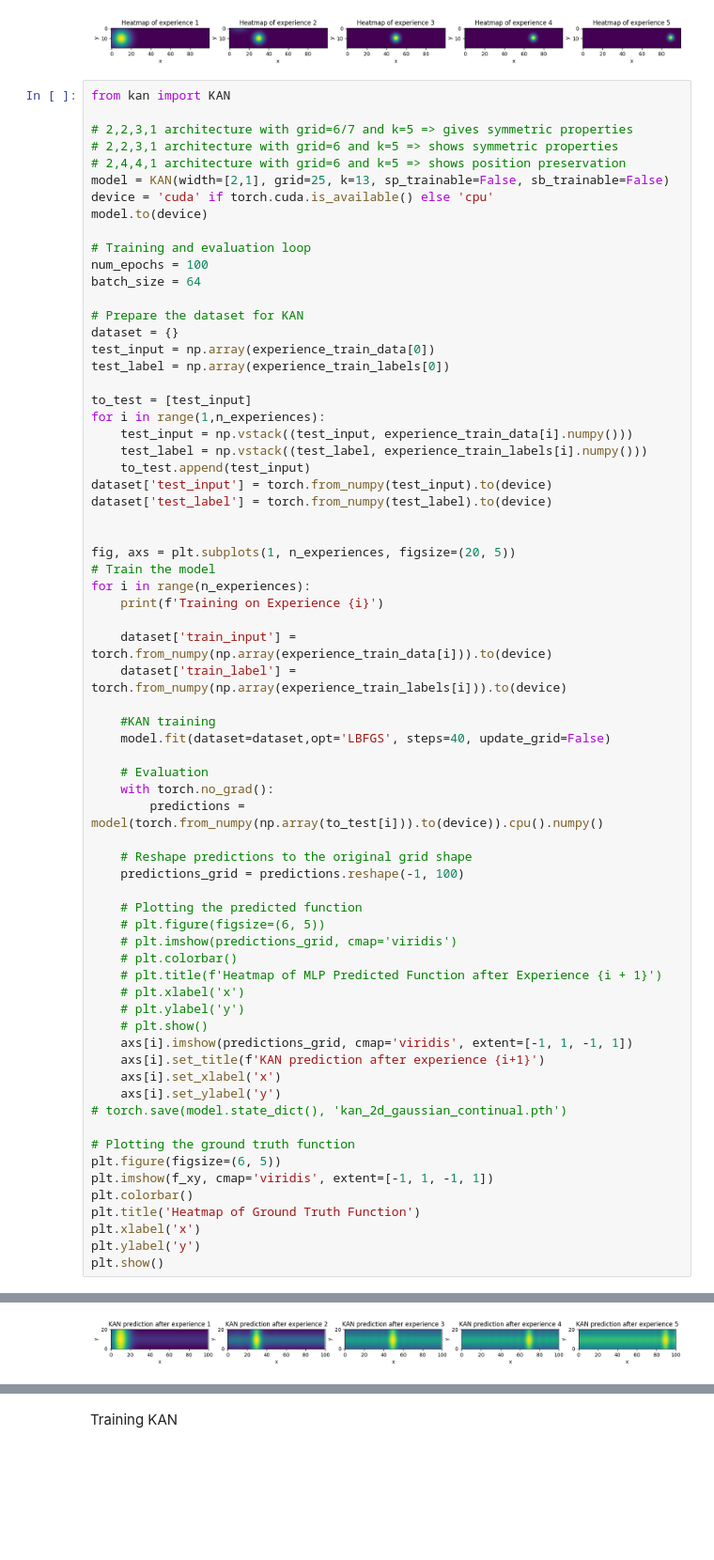
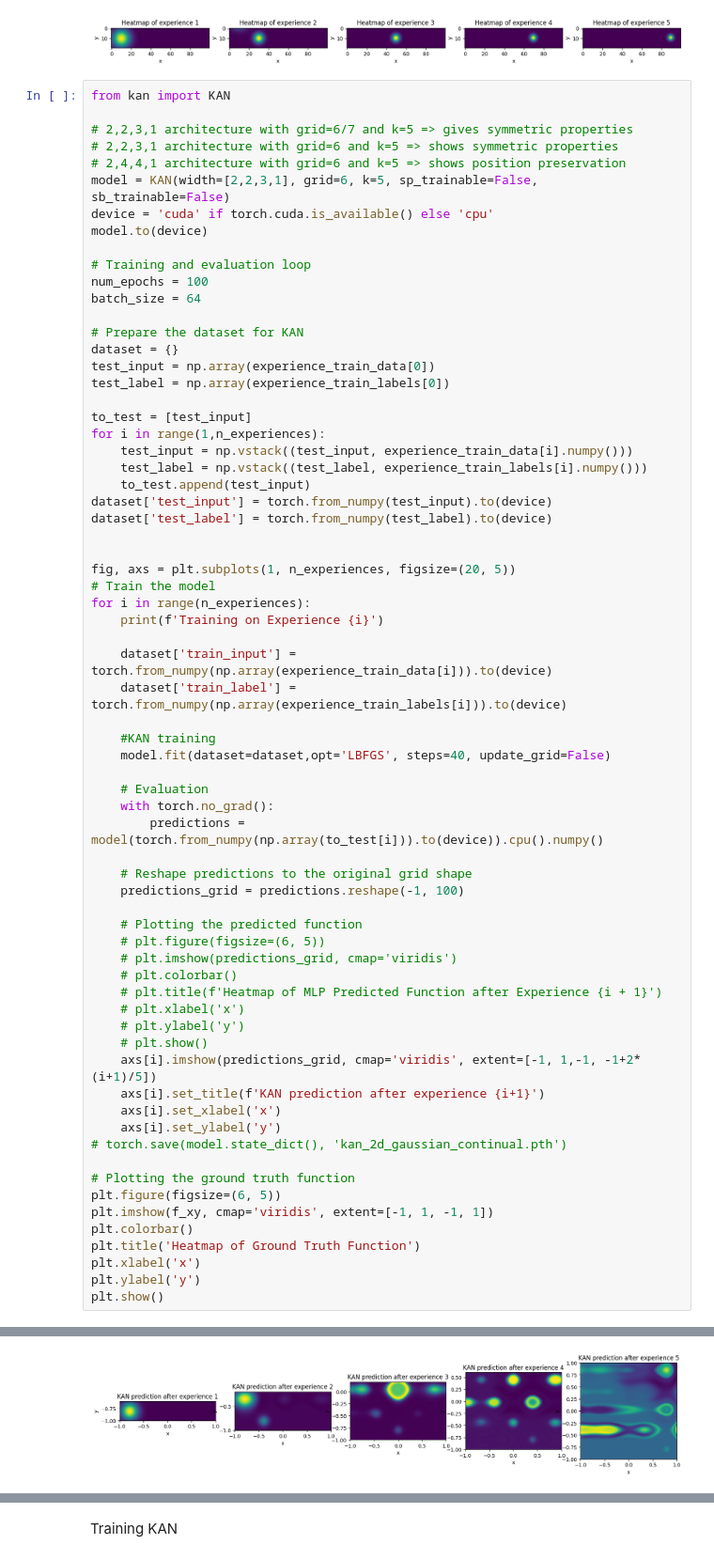
Before and after one commit to harris2001/KAN-T-Forget, a Jupyter notebook: Experiments/Toy_Examples/2D_Gaussians KAN_Continual.ipynb, the cells around one changed output, grey strips where cells are left out. Shown: that part at 94% size. Cells and saved outputs as stored; diff of their text form; blank space fills up the shorter version.

Commit message:
Fixed graphs for continual learning tasks and changed EWC code

```diff
--- a/Experiments/Toy_Examples/2D_Gaussians KAN_Continual.ipynb
+++ b/Experiments/Toy_Examples/2D_Gaussians KAN_Continual.ipynb
@@ -95,7 +95,7 @@ from kan import KAN
 # 2,2,3,1 architecture with grid=6/7 and k=5 => gives symmetric properties
 # 2,2,3,1 architecture with grid=6 and k=5 => shows symmetric properties
 # 2,4,4,1 architecture with grid=6 and k=5 => shows position preservation
-model = KAN(width=[2,1], grid=25, k=13, sp_trainable=False, sb_trainable=False)
+model = KAN(width=[2,2,3,1], grid=6, k=5, sp_trainable=False, sb_trainable=False)
 device = 'cuda' if torch.cuda.is_available() else 'cpu'
 model.to(device)
 
@@ -142,35 +142,35 @@ for i in range(n_experiences):
     # plt.title(f'Heatmap of MLP Predicted Function after Experience {i + 1}')
     # plt.xlabel('x')
     # plt.ylabel('y')
     # plt.show()
-    axs[i].imshow(predictions_grid, cmap='viridis', extent=[-1, 1, -1, 1])
+    axs[i].imshow(predictions_grid, cmap='viridis', extent=[-1, 1,-1, -1+2*(i+1)/5])
     axs[i].set_title(f'KAN prediction after experience {i+1}')
     axs[i].set_xlabel('x')
     axs[i].set_ylabel('y')
 # torch.save(model.state_dict(), 'kan_2d_gaussian_continual.pth')
 
 # Plotting the ground truth function
 plt.figure(figsize=(6, 5))
 plt.imshow(f_xy, cmap='viridis', extent=[-1, 1, -1, 1])
 plt.colorbar()
 plt.title('Heatmap of Ground Truth Function')
 plt.xlabel('x')
 plt.ylabel('y')
 plt.show()
 # %% [output]
 checkpoint directory created: ./model
 saving model version 0.0
 Training on Experience 0
 saving model version 0.1
 Training on Experience 1
 saving model version 0.2
 Training on Experience 2
 saving model version 0.3
 Training on Experience 3
 saving model version 0.4
 Training on Experience 4
 saving model version 0.5
-[figure, old version]
+[figure, new version]
 [figure]
 # %%
 depth = len(model.width) - 1
```
Also changed, not shown: parts of 1 cell of this notebook, 14 other files.
